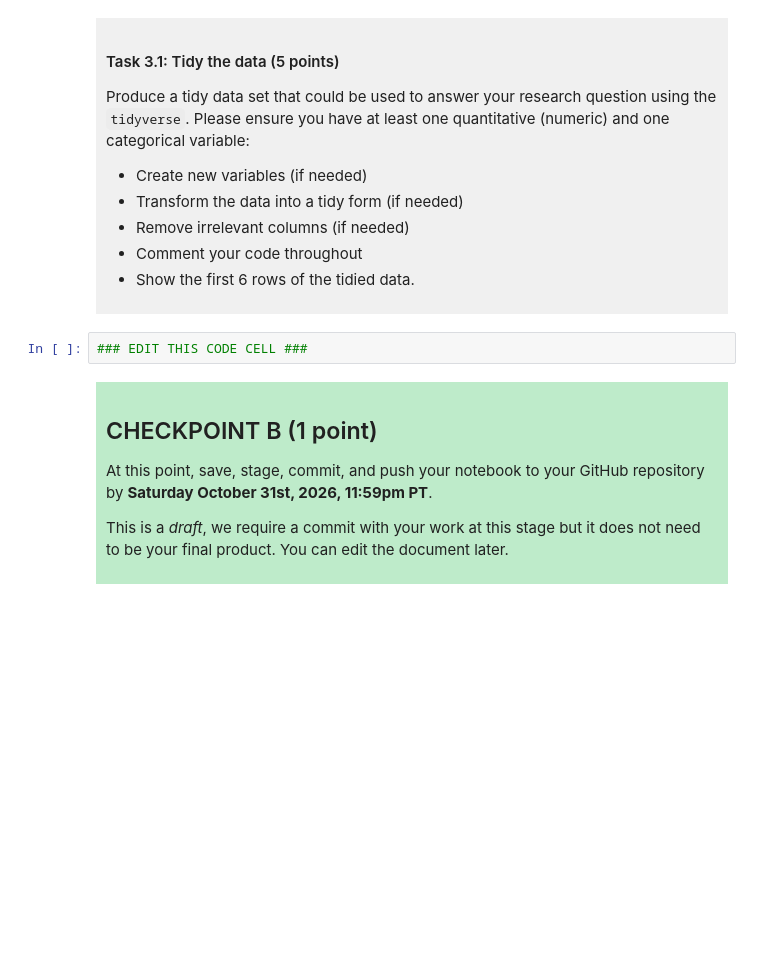
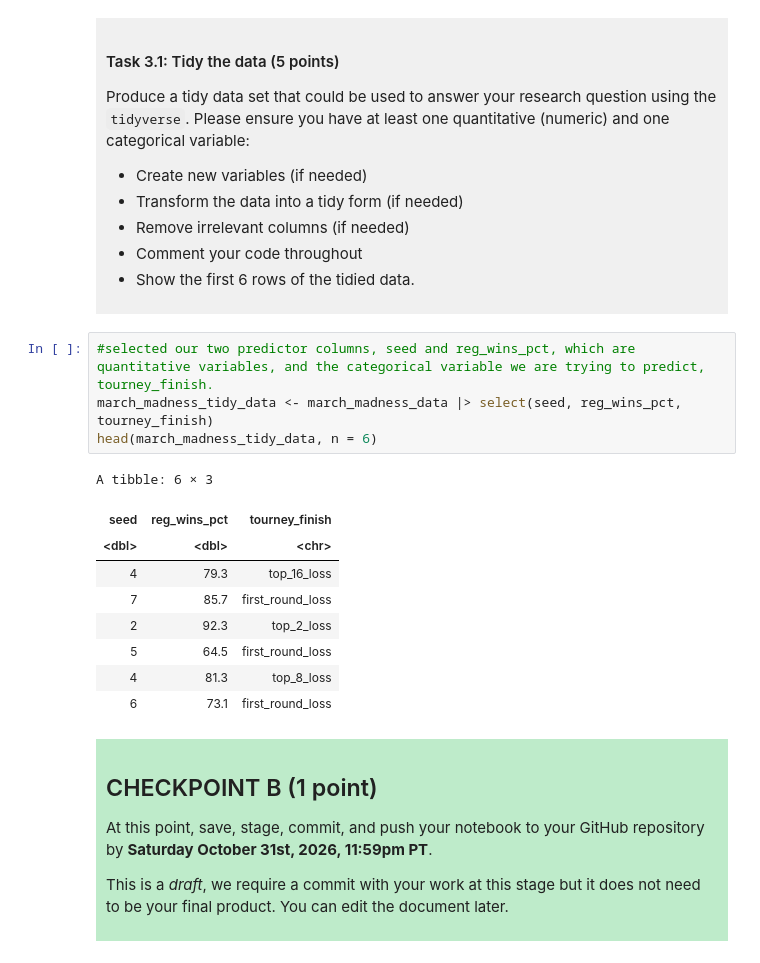
Before and after one commit to MaxYuY/dsci-100-project-max-yu, a Jupyter notebook: dsci-100-project-notebook.ipynb, the cells around one changed output. Drawn from its saved outputs; the diff is of its cells as text; blank space fills up the shorter version.

```diff
--- a/dsci-100-project-notebook.ipynb
+++ b/dsci-100-project-notebook.ipynb
@@ -189,7 +228,19 @@ Produce a tidy data set that could be used to answer your research question usin
 
 </div>
 # %%
-### EDIT THIS CODE CELL ###
+#selected our two predictor columns, seed and reg_wins_pct, which are quantitative variables, and the categorical variable we are trying to predict, tourney_finish.
+march_madness_tidy_data <- march_madness_data |> select(seed, reg_wins_pct, tourney_finish)
+head(march_madness_tidy_data, n = 6)
+# %% [output]
+A tibble: 6 × 3
+| seed | reg_wins_pct | tourney_finish |
+| <dbl> | <dbl> | <chr> |
+| 4 | 79.3 | top_16_loss |
+| 7 | 85.7 | first_round_loss |
+| 2 | 92.3 | top_2_loss |
+| 5 | 64.5 | first_round_loss |
+| 4 | 81.3 | top_8_loss |
+| 6 | 73.1 | first_round_loss |
 # %% [markdown]
 <div style="background-color: #beebca; padding: 10px;">
 
```
Also changed, not shown: parts of 3 cells of this notebook.
